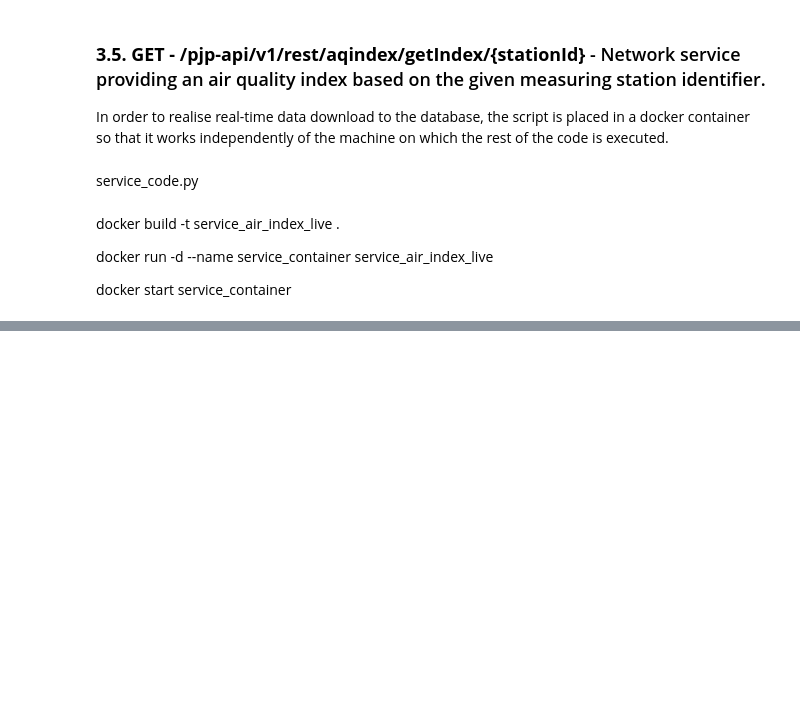
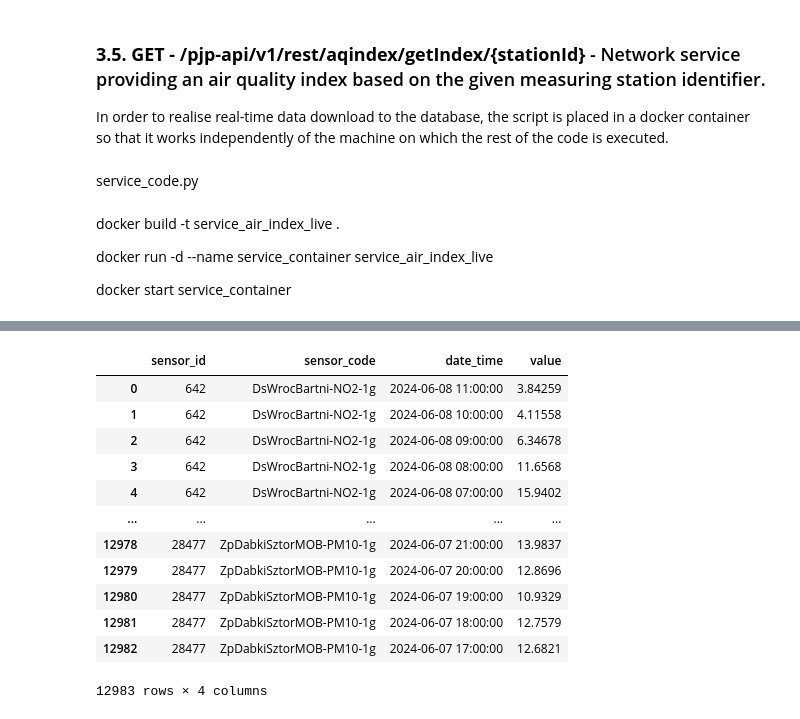
Before and after one commit to KosoliCstud/project, a Jupyter notebook: project_code.ipynb, the cells around one changed output, grey strips where cells are left out. Cells and saved outputs as stored; diff of their text form; code cells hidden in the pictures; blank space fills up the shorter version.

```diff
--- a/project_code.ipynb
+++ b/project_code.ipynb
@@ -303,0 +388,22 @@ docker start service_container
+# %%
+cur.execute("SELECT * FROM actual_measurements;")
+
+rows = cur.fetchall()
+
+df = pd.DataFrame(rows, columns=['sensor_id','sensor_code', 'date_time', 'value'])
+
+df
+# %% [output]
+|  | sensor_id | sensor_code | date_time | value |
+| 0 | 642 | DsWrocBartni-NO2-1g | 2024-06-08 11:00:00 | 3.84259 |
+| 1 | 642 | DsWrocBartni-NO2-1g | 2024-06-08 10:00:00 | 4.11558 |
+| 2 | 642 | DsWrocBartni-NO2-1g | 2024-06-08 09:00:00 | 6.34678 |
+| 3 | 642 | DsWrocBartni-NO2-1g | 2024-06-08 08:00:00 | 11.6568 |
+| 4 | 642 | DsWrocBartni-NO2-1g | 2024-06-08 07:00:00 | 15.9402 |
+| ... | ... | ... | ... | ... |
+| 12978 | 28477 | ZpDabkiSztorMOB-PM10-1g | 2024-06-07 21:00:00 | 13.9837 |
+| 12979 | 28477 | ZpDabkiSztorMOB-PM10-1g | 2024-06-07 20:00:00 | 12.8696 |
+| 12980 | 28477 | ZpDabkiSztorMOB-PM10-1g | 2024-06-07 19:00:00 | 10.9329 |
+| 12981 | 28477 | ZpDabkiSztorMOB-PM10-1g | 2024-06-07 18:00:00 | 12.7579 |
+| 12982 | 28477 | ZpDabkiSztorMOB-PM10-1g | 2024-06-07 17:00:00 | 12.6821 |
+12983 rows × 4 columns
```
Also changed, not shown: parts of 15 cells of this notebook.
